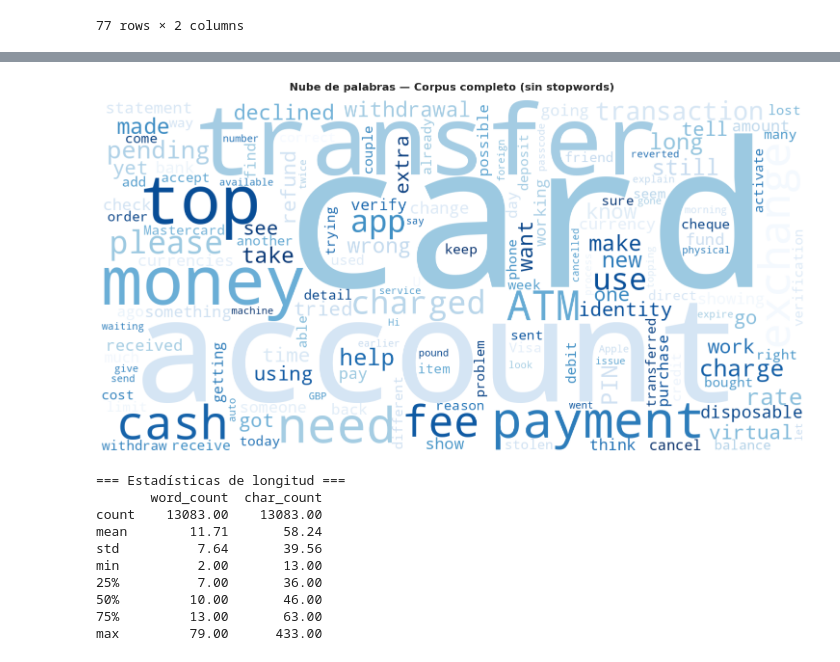
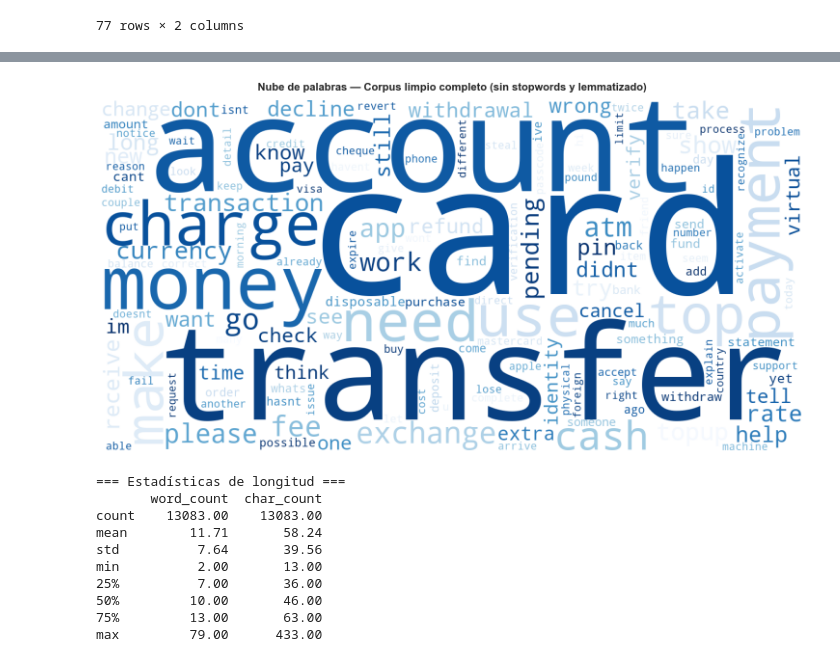
Before and after one commit to MarcosDebona25/TP2-CDD-2026, a Jupyter notebook: tp2_cdd.ipynb, the cells around one changed output, grey strips where cells are left out. Cells and saved outputs as stored; diff of their text form; code cells hidden in the pictures.

Commit message:
Avances en preprocesamiento

```diff
--- a/tp2_cdd.ipynb
+++ b/tp2_cdd.ipynb
@@ -74,3 +96,35 @@ PyTorch versión: 2.12.0+cu130
 # %%
 # Carga del dataset
 df = pd.read_csv("./Documentos/intent.csv")
+# %%
+def clean_text(text: str) -> str:
+    """
+    Preprocesa texto en inglés para vectorización con TF-IDF:
+      1. Lowercase
+      2. Eliminación de URLs
+      3. Eliminación de caracteres no alfanuméricos
+      4. Tokenización
+      5. POS tagging (para lemmatización precisa de verbos y sustantivos)
+      6. Eliminación de stopwords y tokens cortos (< 2 chars)
+      7. Lemmatización con POS (varía lemmatización dependiendo del tipo de palabra)
+
+    NO usar con SBERT/embeddings (rompe el contexto semántico).
+    """
+    text = text.lower()
+    text = re.sub(r'http\S+|www\S+', '', text)
+    text = re.sub(r'[^a-z0-9\s]', '', text)
+    tokens = word_tokenize(text)
+    pos_tags = pos_tag(tokens)
+    tokens = [
+        _lemmatizer.lemmatize(token, pos=get_wordnet_pos(tag))
+        for token, tag in pos_tags
+        if token not in _stop_words and len(token) > 1
+    ]
+    return ' '.join(tokens)
+
+# --- Aplicar preprocesamiento (solo para TF-IDF) ---
+df['text_clean'] = df['text'].apply(clean_text)
+
+# Verificación rápida
+print("Original :", df['text'].iloc[0])
+print("Limpio   :", df['text_clean'].iloc[0])
@@ -196,31 +255,26 @@ plt.show()
 # %%
-# Todo el texto del corpus unido en un solo string
-corpus_text = " ".join(df["text"].astype(str).tolist())
-
-# Stopwords combinadas: las de wordcloud + las de nltk en inglés
-stop_words = set(STOPWORDS)
-stop_words.update(stopwords.words("english"))
+# Todo el texto cleaned del corpus unido en un solo string
+corpus_text = " ".join(df["text_clean"].astype(str).tolist())
 
 wc_global = WordCloud(
     width=1400,
     height=700,
     background_color="white",
-    stopwords=stop_words,
     colormap="Blues",
     max_words=150,
     collocations=False,   # evita repetir bigramas
     contour_color="steelblue",
     contour_width=1
 ).generate(corpus_text)
 
 plt.figure(figsize=(16, 8))
 plt.imshow(wc_global, interpolation="bilinear")
 plt.axis("off")
-plt.title("Nube de palabras — Corpus completo (sin stopwords)", fontsize=16, fontweight="bold", pad=14)
+plt.title("Nube de palabras — Corpus limpio completo (sin stopwords y lemmatizado)", fontsize=16, fontweight="bold", pad=14)
 plt.tight_layout()
 plt.show()
 # %% [output]
-[figure, old version]
+[figure, new version]
 # %%
 # Crear columnas de longitud sobre el texto crudo
 df["word_count"] = df["text"].astype(str).apply(lambda x: len(x.split()))
```
Also changed, not shown: parts of 24 cells of this notebook.
